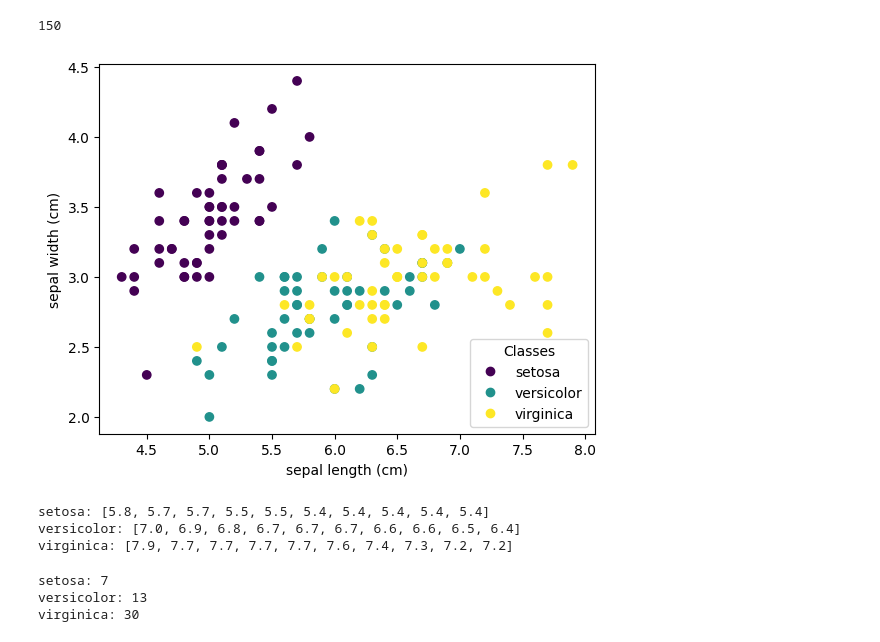
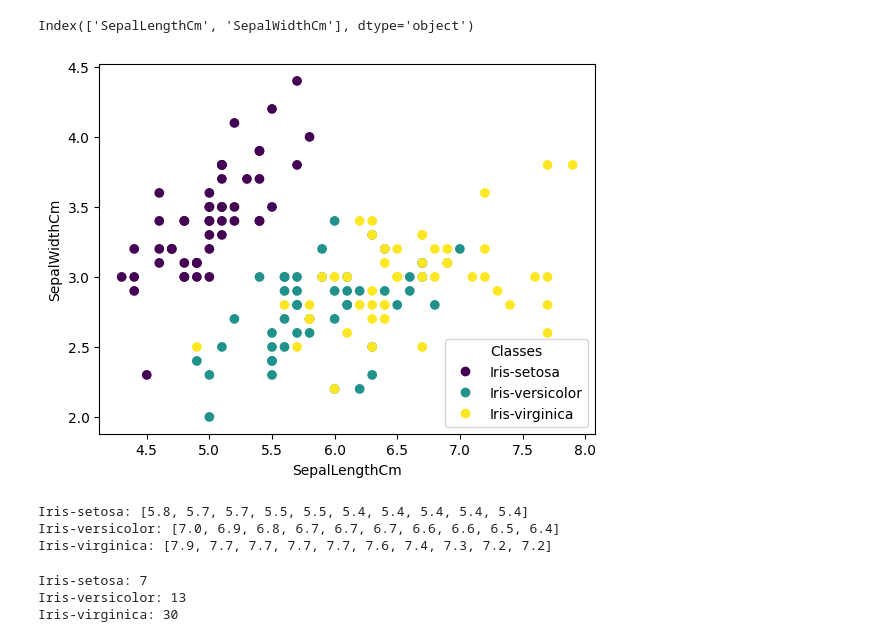
Before and after one commit to nhnloc/VietAI-x-CoderSchool, a Jupyter notebook: Week4/Week4_2.ipynb, the cells around one changed output. Saved outputs shown, nothing was run; the diff lists cells and outputs as text; code cells hidden in the pictures.

```diff
--- a/Week4/Week4_2.ipynb
+++ b/Week4/Week4_2.ipynb
@@ -1,46 +1,56 @@
 # %%
-from sklearn import datasets
+# from sklearn import datasets
 import numpy as np
 
-iris = datasets.load_iris()
-len(iris.data)
+# iris = datasets.load_iris()
+# len(iris_features)
-# %% [output]
-150
+# %%
+import pandas as pd
+df = pd.read_csv("Iris.csv")
+iris_features = df[["SepalLengthCm", "SepalWidthCm"]].values
+iris_features_name = df.columns[1:3]
+iris_target = np.zeros(len(df["Species"].values))
+iris_target_names = np.unique(df["Species"].values)
+for i in range(len(iris_target_names)):
+    iris_target[df["Species"].values == iris_target_names[i]] = i
+iris_features_name
+# %% [output]
+Index(['SepalLengthCm', 'SepalWidthCm'], dtype='object')
 # %%
 import matplotlib.pyplot as plt
 
 _, ax = plt.subplots()
-scatter = ax.scatter(iris.data[:, 0], iris.data[:, 1], c=iris.target)
-ax.set(xlabel=iris.feature_names[0], ylabel=iris.feature_names[1])
+scatter = ax.scatter(iris_features[:, 0], iris_features[:, 1], c=iris_target)
+ax.set(xlabel=iris_features_name[0], ylabel=iris_features_name[1])
 _ = ax.legend(
-    scatter.legend_elements()[0], iris.target_names, loc="lower right", title="Classes"
+    scatter.legend_elements()[0], iris_target_names, loc="lower right", title="Classes"
 )
 # %% [output]
-[figure, old version]
+[figure, new version]
 # %%
 # Bài 1b
 # 'setosa', 'versicolor', 'virginica'
 iris_type = [0, 1, 2]
 
 for t in iris_type:
-    data_sort = sorted(iris.data[iris.target == t][:,0],reverse=True)
-    print(f"{iris.target_names[t]}: {data_sort[:10]}")
+    data_sort = sorted(iris_features[iris_target == t][:,0],reverse=True)
+    print(f"{iris_target_names[t]}: {data_sort[:10]}")
 # %% [output]
-setosa: [5.8, 5.7, 5.7, 5.5, 5.5, 5.4, 5.4, 5.4, 5.4, 5.4]
-versicolor: [7.0, 6.9, 6.8, 6.7, 6.7, 6.7, 6.6, 6.6, 6.5, 6.4]
-virginica: [7.9, 7.7, 7.7, 7.7, 7.7, 7.6, 7.4, 7.3, 7.2, 7.2]
+Iris-setosa: [5.8, 5.7, 5.7, 5.5, 5.5, 5.4, 5.4, 5.4, 5.4, 5.4]
+Iris-versicolor: [7.0, 6.9, 6.8, 6.7, 6.7, 6.7, 6.6, 6.6, 6.5, 6.4]
+Iris-virginica: [7.9, 7.7, 7.7, 7.7, 7.7, 7.6, 7.4, 7.3, 7.2, 7.2]
 # %%
 # Bài 2b
-iris_sum = iris.data[:,0] + iris.data[:,1]
+iris_sum = iris_features[:,0] + iris_features[:,1]
 iris_sum_top_50_idx = np.argsort(-iris_sum)[:50]
 
-iris_sum_top_50 = iris.target[iris_sum_top_50_idx]
+iris_sum_top_50 = iris_target[iris_sum_top_50_idx]
 for t in iris_type:
-    print(f"{iris.target_names[t]}: {np.sum(iris_sum_top_50 == t)}")
+    print(f"{iris_target_names[t]}: {np.sum(iris_sum_top_50 == t)}")
 # %% [output]
-setosa: 7
-versicolor: 13
-virginica: 30
+Iris-setosa: 7
+Iris-versicolor: 13
+Iris-virginica: 30
 # %%
 # Bài 3b
 from numpy.linalg import norm
```
Also changed, not shown: parts of 3 cells of this notebook, 3 other files.
